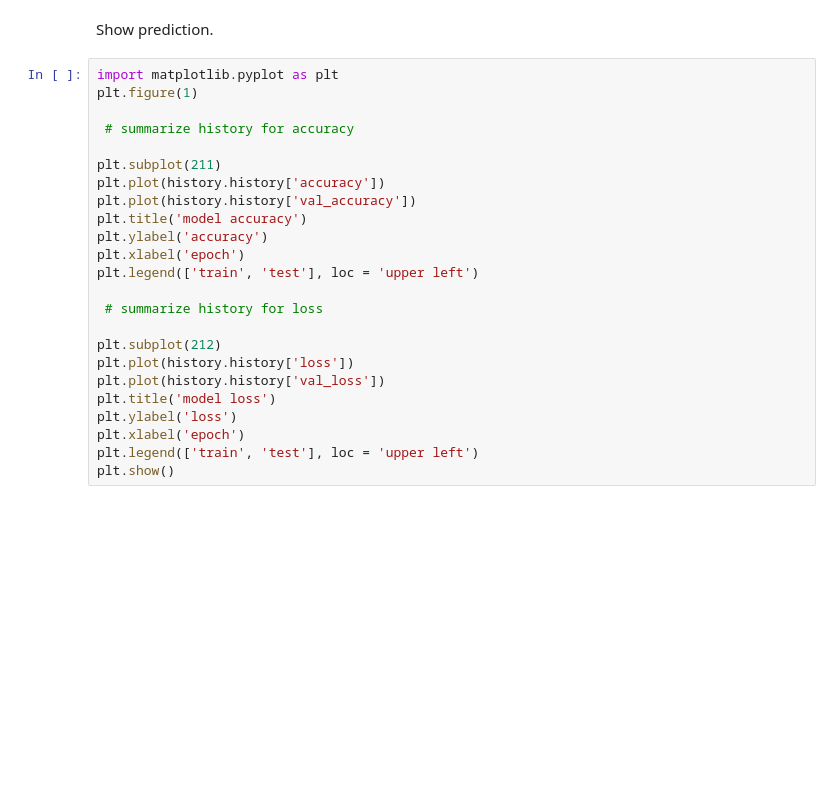
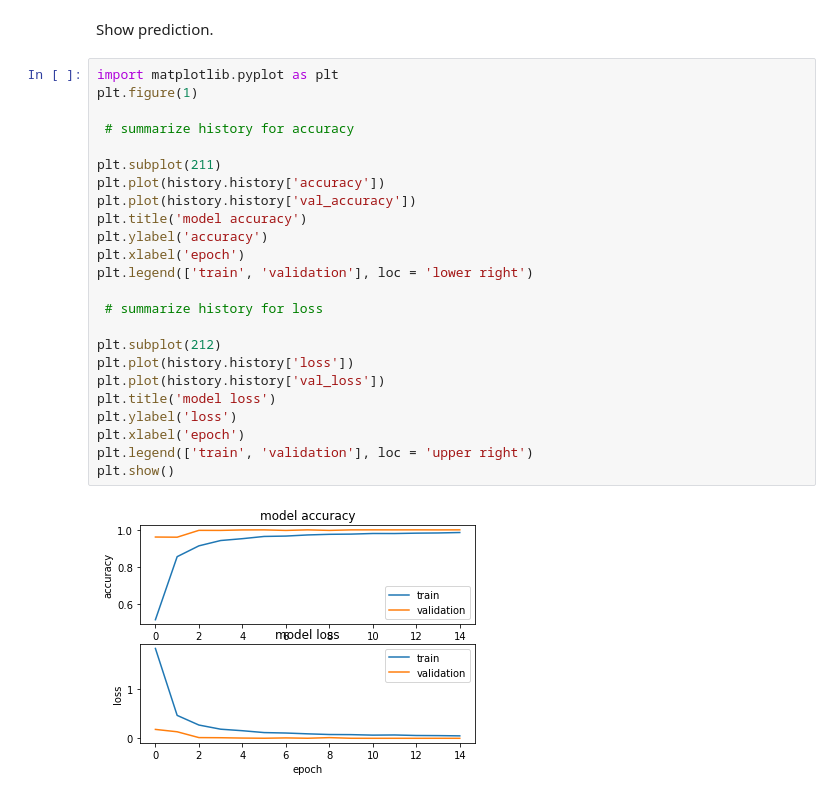
Before and after one commit to AdrianoGomes99/ImageClassification, a Jupyter notebook: CNN.ipynb, the cells around one changed output. Drawn from its saved outputs; the diff is of its cells as text; blank space fills up the shorter version.

```diff
--- a/CNN.ipynb
+++ b/CNN.ipynb
@@ -497,24 +542,26 @@ Show prediction.
 # %%
 import matplotlib.pyplot as plt
 plt.figure(1)
 
  # summarize history for accuracy
 
 plt.subplot(211)
 plt.plot(history.history['accuracy'])
 plt.plot(history.history['val_accuracy'])
 plt.title('model accuracy')
 plt.ylabel('accuracy')
 plt.xlabel('epoch')
-plt.legend(['train', 'test'], loc = 'upper left')
+plt.legend(['train', 'validation'], loc = 'lower right')
 
  # summarize history for loss
 
 plt.subplot(212)
 plt.plot(history.history['loss'])
 plt.plot(history.history['val_loss'])
 plt.title('model loss')
 plt.ylabel('loss')
 plt.xlabel('epoch')
-plt.legend(['train', 'test'], loc = 'upper left')
+plt.legend(['train', 'validation'], loc = 'upper right')
 plt.show()
+# %% [output]
+[figure, added]
```
Also changed, not shown: parts of 19 cells of this notebook.
